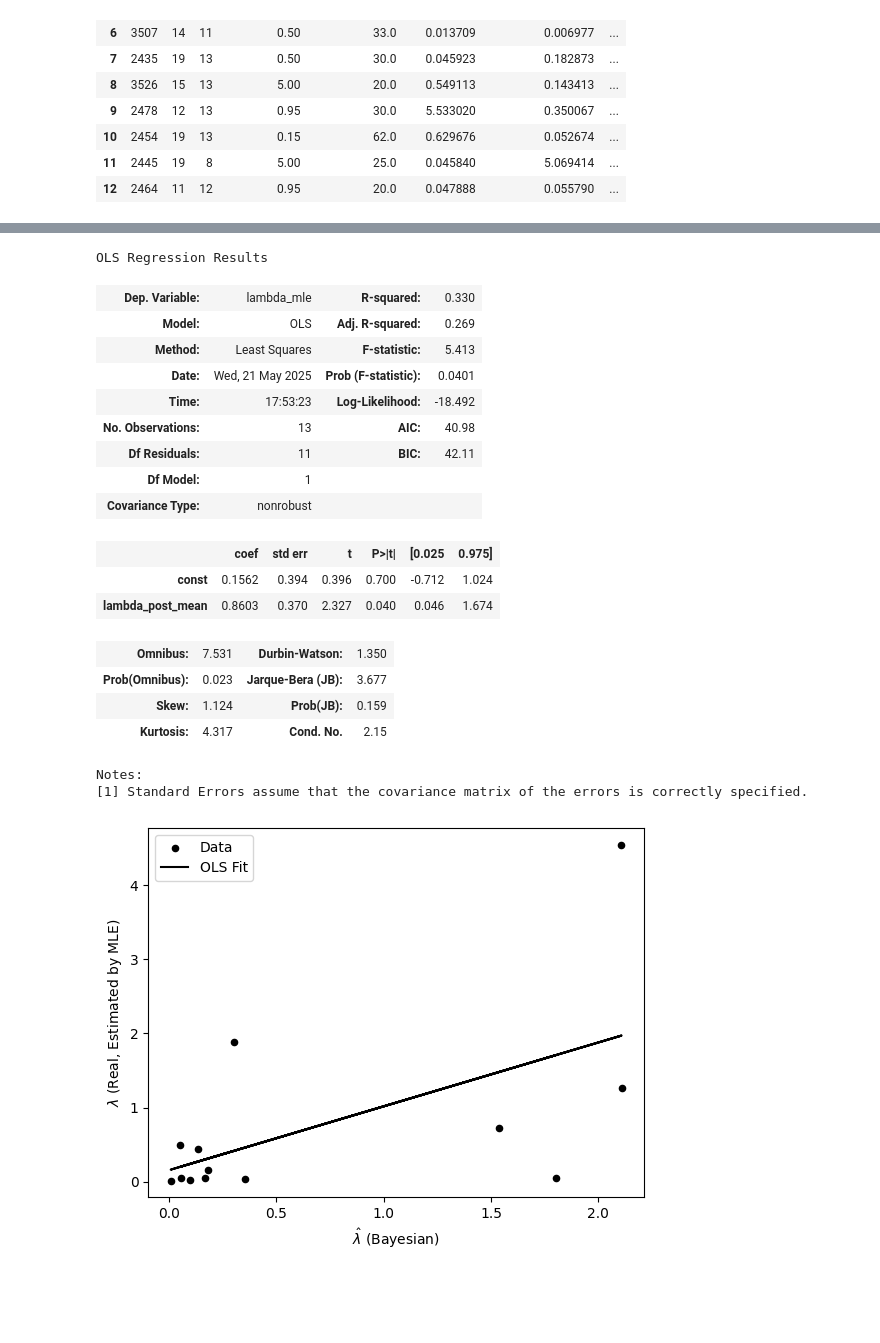
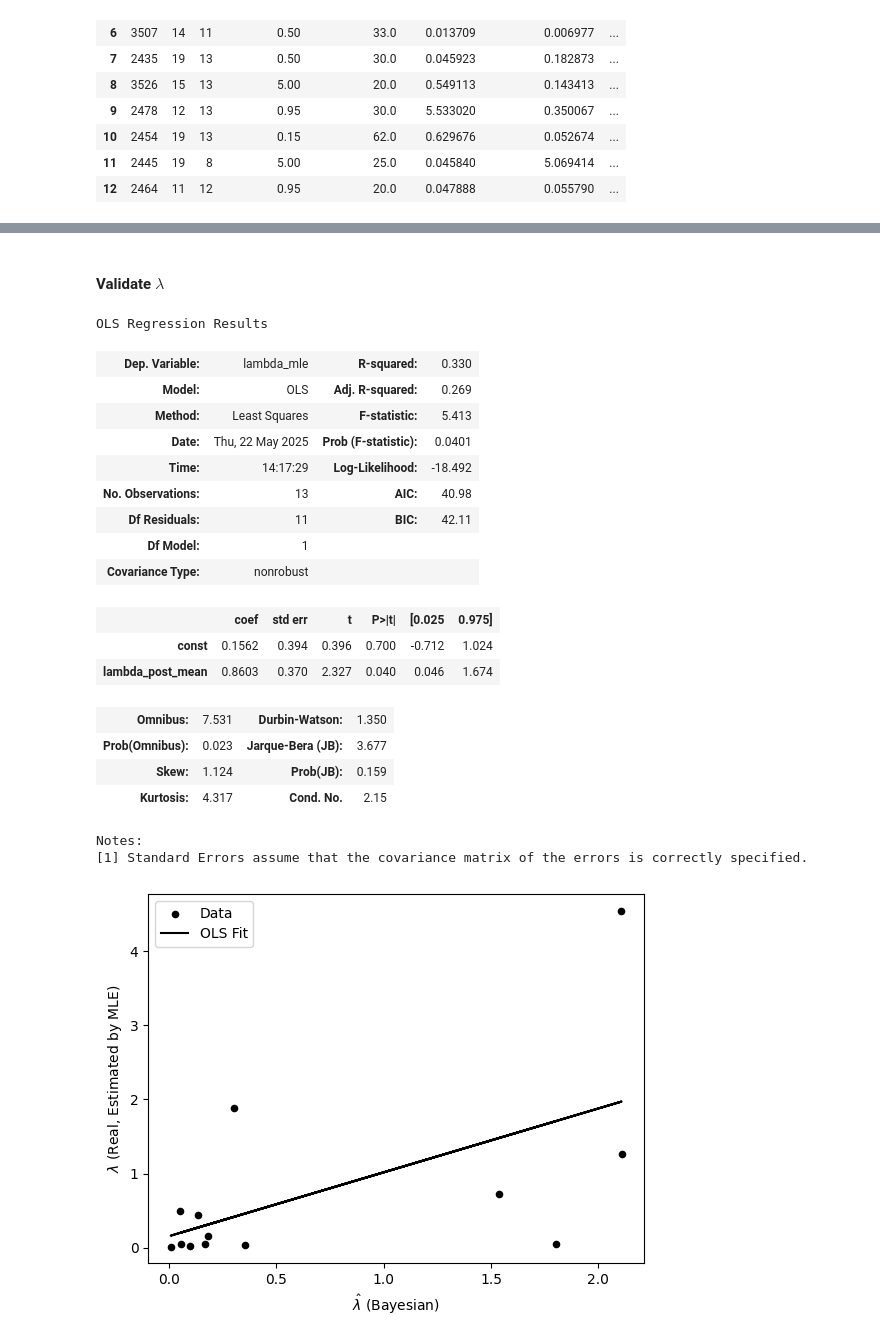
Before and after one commit to zhuanglinsheng/kaggle-contest-design, a Jupyter notebook: metakaggle/_validate.ipynb, the cells around one changed output, grey strips where cells are left out. Cells and saved outputs as stored; diff of their text form; code cells hidden in the pictures; blank space fills up the shorter version.

```diff
--- a/metakaggle/_validate.ipynb
+++ b/metakaggle/_validate.ipynb
@@ -104,8 +150,8 @@ def display_estimation_results():
 		data.append(record)
 	return pd.DataFrame(data)
 # %%
-corss_contests = display_estimation_results()
-corss_contests
+cross_contests = display_estimation_results()
+cross_contests
 # %% [output]
 |  | Id | Ni | Nj | prize (k, USD) | Percentage (%) | lambda_mle | lambda_post_mean | ... |
 | 0 | 2467 | 9 | 6 | 10.00 | 30.0 | 93.008188 | 7.203644 | ... |
@@ -124,17 +268,19 @@ corss_contests
+# %% [markdown]
+#### Validate $\lambda$
 # %%
-log_lamb_hat_bayes = np.log(1 + corss_contests['lambda_post_mean'])
-log_lamb_hat_real = np.log(1 + corss_contests['lambda_mle'])
+log_lamb_hat_bayes = np.log(1 + cross_contests['lambda_post_mean'])
+log_lamb_hat_real = np.log(1 + cross_contests['lambda_mle'])
 X = sm.add_constant(log_lamb_hat_bayes)
 model_lambda = sm.OLS(log_lamb_hat_real, X).fit()
 log_lamb_hat_fit = model_lambda.predict(X)
-model_lambda.summary()
+display(model_lambda.summary())
 # %% [output]
 OLS Regression Results
 | Dep. Variable: | lambda_mle | R-squared: | 0.330 |
 | Model: | OLS | Adj. R-squared: | 0.269 |
 | Method: | Least Squares | F-statistic: | 5.413 |
-| Date: | Wed, 21 May 2025 | Prob (F-statistic): | 0.0401 |
-| Time: | 17:53:23 | Log-Likelihood: | -18.492 |
+| Date: | Thu, 22 May 2025 | Prob (F-statistic): | 0.0401 |
+| Time: | 14:17:29 | Log-Likelihood: | -18.492 |
 | No. Observations: | 13 | AIC: | 40.98 |
 | Df Residuals: | 11 | BIC: | 42.11 |
 | Df Model: | 1 |  |  |
```
Also changed, not shown: parts of 14 cells of this notebook, 5 other files.
